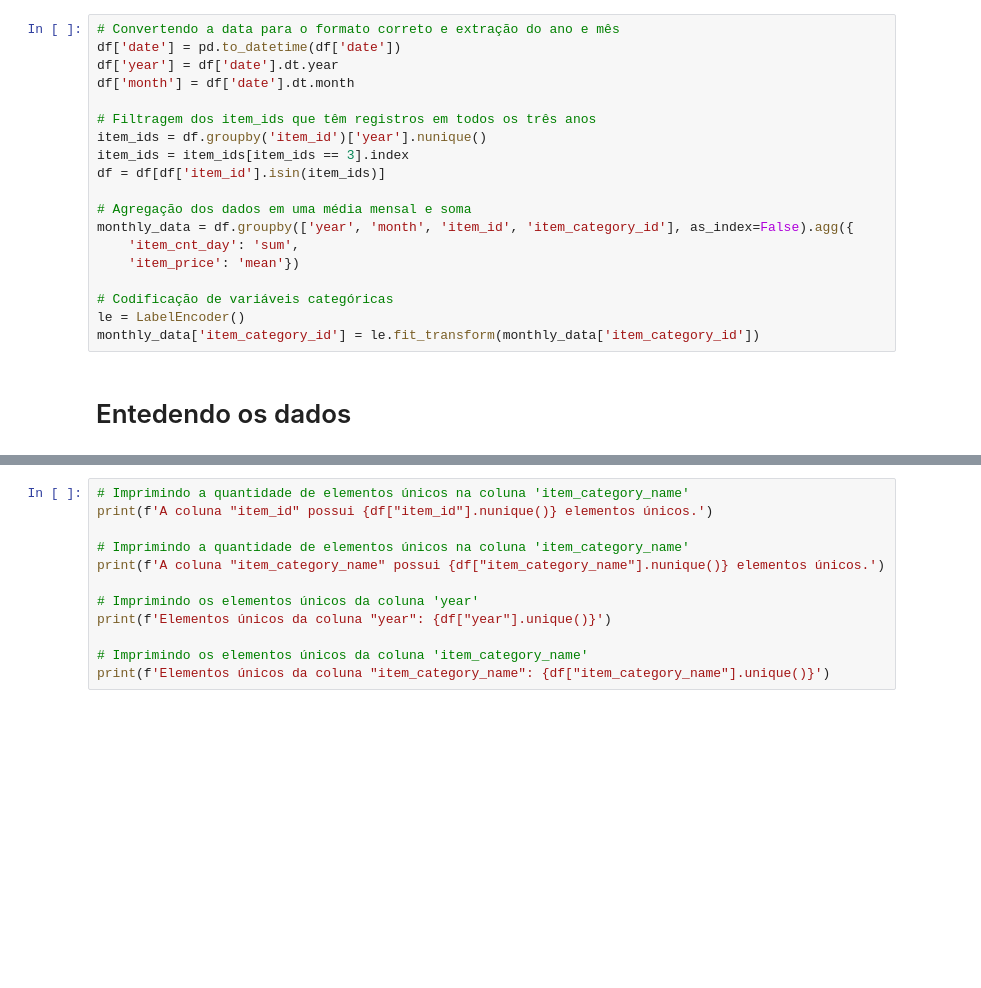
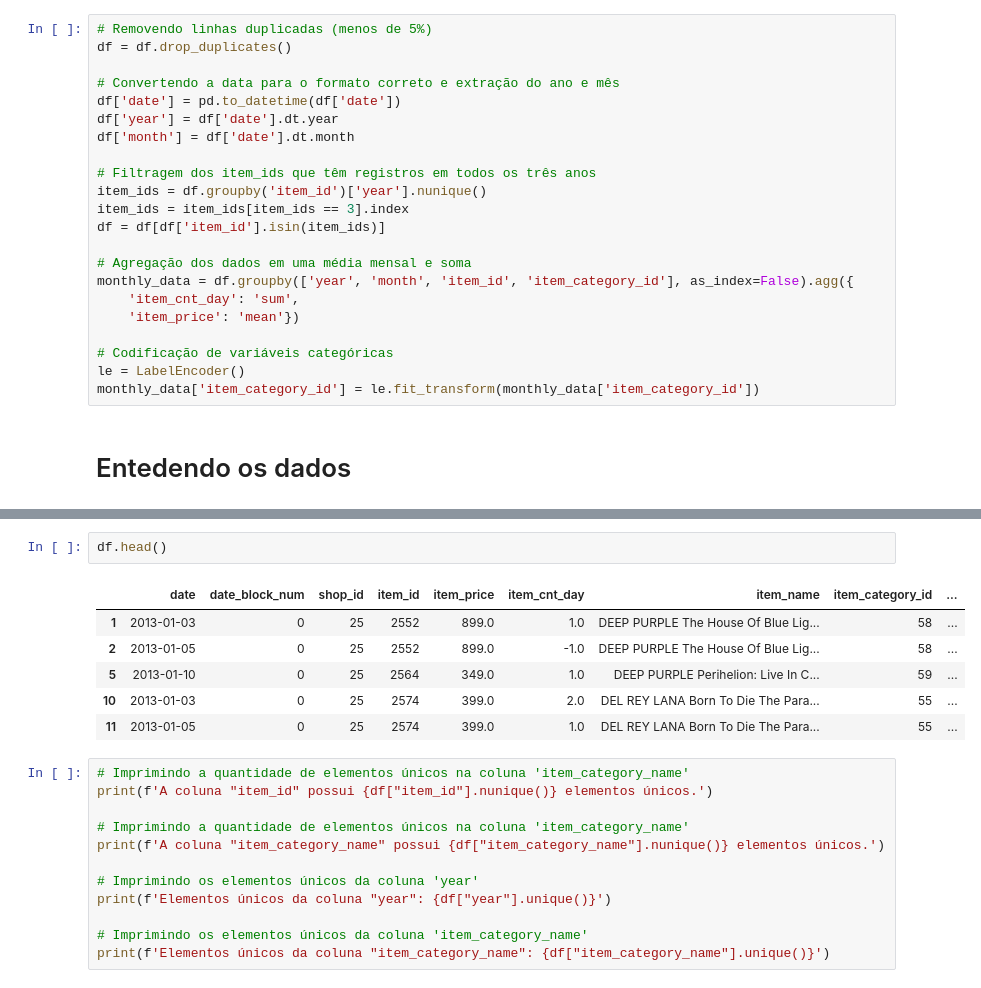
Before and after one commit to mtsfreitas/DropMaster, a Jupyter notebook: final_project_dropmaster.ipynb, the cells around one changed output, grey strips where cells are left out. Cells and saved outputs as stored; diff of their text form; blank space fills up the shorter version.

```diff
--- a/final_project_dropmaster.ipynb
+++ b/final_project_dropmaster.ipynb
@@ -21,6 +54,9 @@ df = pd.read_csv('database/combined_sales.csv')
 # %% [markdown]
 # Engenharia de atributos
 # %%
+# Removendo linhas duplicadas (menos de 5%)
+df = df.drop_duplicates()
+
 # Convertendo a data para o formato correto e extração do ano e mês
 df['date'] = pd.to_datetime(df['date'])
 df['year'] = df['date'].dt.year
@@ -66,3 +118,12 @@ memory usage: 160.9+ MB
+# %%
+df.head()
+# %% [output]
+|  | date | date_block_num | shop_id | item_id | item_price | item_cnt_day | item_name | item_category_id | ... |
+| 1 | 2013-01-03 | 0 | 25 | 2552 | 899.0 | 1.0 | DEEP PURPLE The House Of Blue Lig... | 58 | ... |
+| 2 | 2013-01-05 | 0 | 25 | 2552 | 899.0 | -1.0 | DEEP PURPLE The House Of Blue Lig... | 58 | ... |
+| 5 | 2013-01-10 | 0 | 25 | 2564 | 349.0 | 1.0 | DEEP PURPLE Perihelion: Live In C... | 59 | ... |
+| 10 | 2013-01-03 | 0 | 25 | 2574 | 399.0 | 2.0 | DEL REY LANA Born To Die The Para... | 55 | ... |
+| 11 | 2013-01-05 | 0 | 25 | 2574 | 399.0 | 1.0 | DEL REY LANA Born To Die The Para... | 55 | ... |
 # %%
 # Imprimindo a quantidade de elementos únicos na coluna 'item_category_name'
 print(f'A coluna "item_id" possui {df["item_id"].nunique()} elementos únicos.')
```
Also changed, not shown: parts of 39 cells of this notebook.
